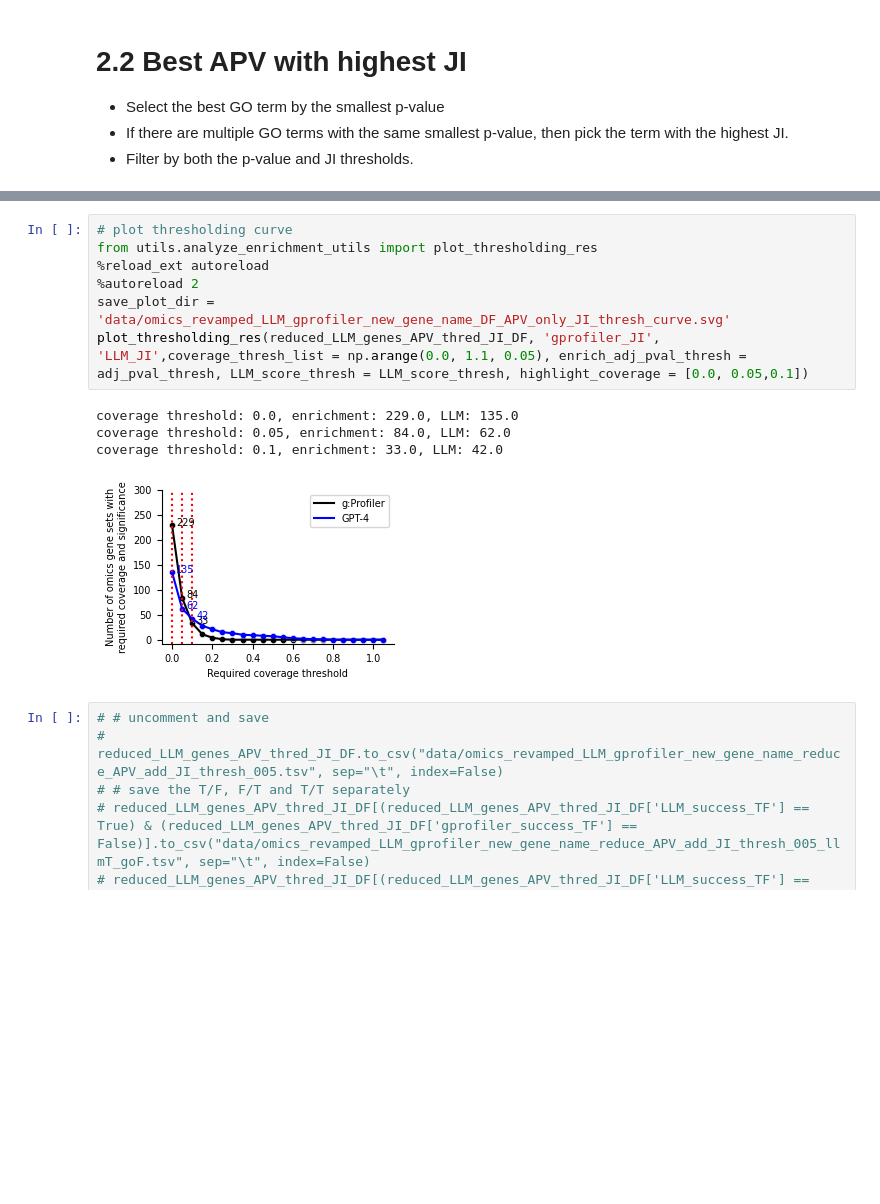
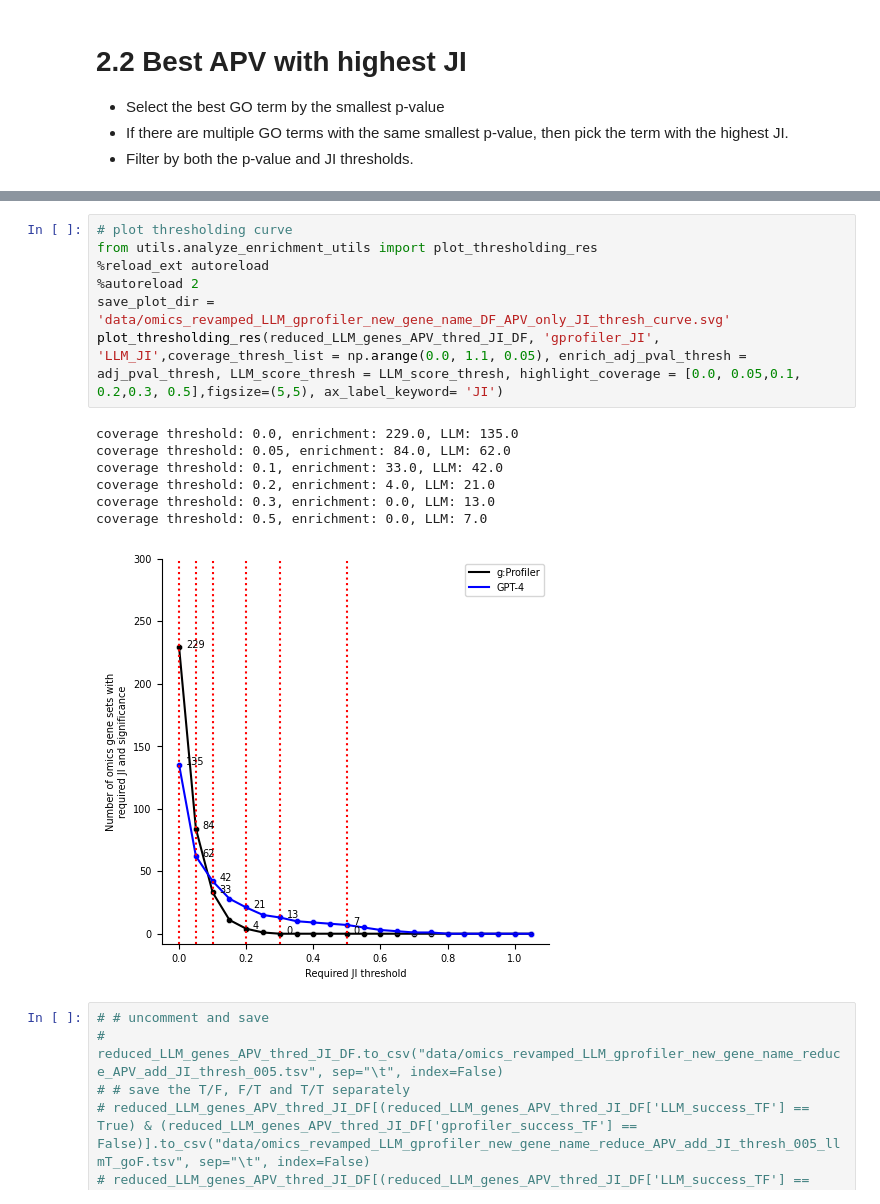
Before and after one commit to idekerlab/llm_evaluation_for_gene_set_interpretation, a Jupyter notebook: Analyze_gprofiler_annotation.ipynb, the cells around one changed output, grey strips where cells are left out. Drawn from its saved outputs; the diff is of its cells as text; blank space fills up the shorter version.

```diff
--- a/Analyze_gprofiler_annotation.ipynb
+++ b/Analyze_gprofiler_annotation.ipynb
@@ -323,15 +323,18 @@ Total                   42    258    300
 # %%
 # plot thresholding curve
 from utils.analyze_enrichment_utils import plot_thresholding_res
 %reload_ext autoreload
 %autoreload 2
 save_plot_dir = 'data/omics_revamped_LLM_gprofiler_new_gene_name_DF_APV_only_JI_thresh_curve.svg'
-plot_thresholding_res(reduced_LLM_genes_APV_thred_JI_DF, 'gprofiler_JI', 'LLM_JI',coverage_thresh_list = np.arange(0.0, 1.1, 0.05), enrich_adj_pval_thresh = adj_pval_thresh, LLM_score_thresh = LLM_score_thresh, highlight_coverage = [0.0, 0.05,0.1])
+plot_thresholding_res(reduced_LLM_genes_APV_thred_JI_DF, 'gprofiler_JI', 'LLM_JI',coverage_thresh_list = np.arange(0.0, 1.1, 0.05), enrich_adj_pval_thresh = adj_pval_thresh, LLM_score_thresh = LLM_score_thresh, highlight_coverage = [0.0, 0.05,0.1, 0.2,0.3, 0.5],figsize=(5,5), ax_label_keyword= 'JI')
 # %% [output]
 coverage threshold: 0.0, enrichment: 229.0, LLM: 135.0
 coverage threshold: 0.05, enrichment: 84.0, LLM: 62.0
 coverage threshold: 0.1, enrichment: 33.0, LLM: 42.0
+coverage threshold: 0.2, enrichment: 4.0, LLM: 21.0
+coverage threshold: 0.3, enrichment: 0.0, LLM: 13.0
+coverage threshold: 0.5, enrichment: 0.0, LLM: 7.0
-[figure, old version]
+[figure, new version]
 # %%
 # # uncomment and save
 # reduced_LLM_genes_APV_thred_JI_DF.to_csv("data/omics_revamped_LLM_gprofiler_new_gene_name_reduce_APV_add_JI_thresh_005.tsv", sep="\t", index=False)
```
Also changed, not shown: parts of 9 cells of this notebook, 1 other file.
